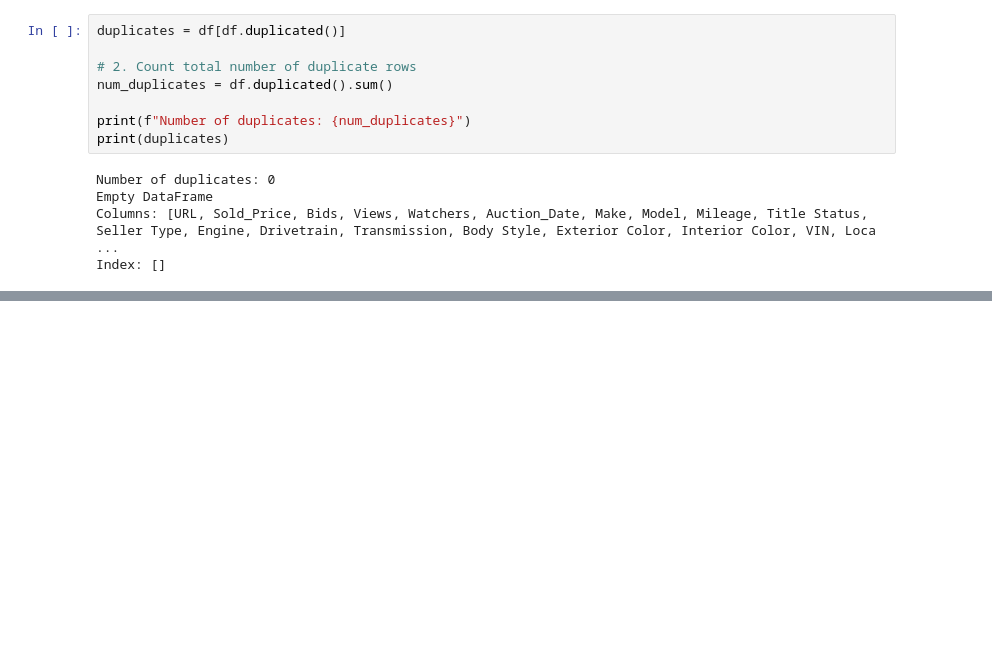
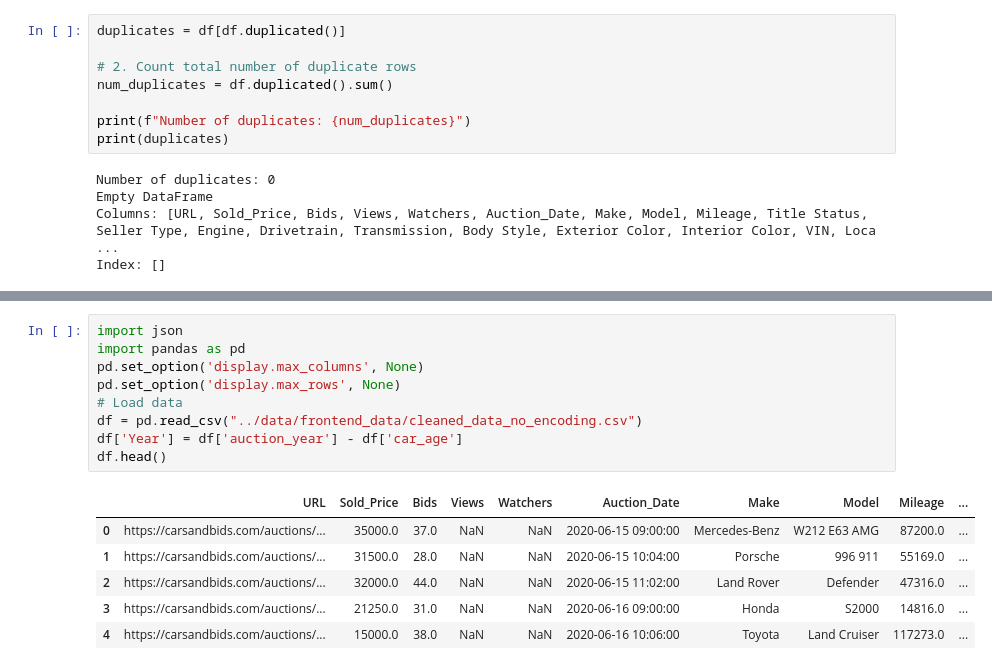
Before and after one commit to nickmiller173/classic_cars, a Jupyter notebook: experimentation/app_options.ipynb, the cells around one changed output, grey strips where cells are left out. Saved outputs shown, nothing was run; the diff lists cells and outputs as text; blank space fills up the shorter version.

```diff
--- a/experimentation/app_options.ipynb
+++ b/experimentation/app_options.ipynb
@@ -295,3 +295,19 @@ Automatic (ECVT)
 All proceeds – including the Cars & Bids buyer's fee – will be donated to the Petersen Automotive Museum. The portion of the purchase price that exceeds the fair market (retail) value of the package m ...
 Manual (2-Speed)                                                                                                                                                                                         ...
 Name: count, dtype: int64
+# %%
+import json
+import pandas as pd
+pd.set_option('display.max_columns', None)
+pd.set_option('display.max_rows', None)
+# Load data
+df = pd.read_csv("../data/frontend_data/cleaned_data_no_encoding.csv")
+df['Year'] = df['auction_year'] - df['car_age']
+df.head()
+# %% [output]
+|  | URL | Sold_Price | Bids | Views | Watchers | Auction_Date | Make | Model | Mileage | ... |
+| 0 | https://carsandbids.com/auctions/... | 35000.0 | 37.0 | NaN | NaN | 2020-06-15 09:00:00 | Mercedes-Benz | W212 E63 AMG | 87200.0 | ... |
+| 1 | https://carsandbids.com/auctions/... | 31500.0 | 28.0 | NaN | NaN | 2020-06-15 10:04:00 | Porsche | 996 911 | 55169.0 | ... |
+| 2 | https://carsandbids.com/auctions/... | 32000.0 | 44.0 | NaN | NaN | 2020-06-15 11:02:00 | Land Rover | Defender | 47316.0 | ... |
+| 3 | https://carsandbids.com/auctions/... | 21250.0 | 31.0 | NaN | NaN | 2020-06-16 09:00:00 | Honda | S2000 | 14816.0 | ... |
+| 4 | https://carsandbids.com/auctions/... | 15000.0 | 38.0 | NaN | NaN | 2020-06-16 10:06:00 | Toyota | Land Cruiser | 117273.0 | ... |
```
Also changed, not shown: parts of 2 cells of this notebook, 1 other file.
